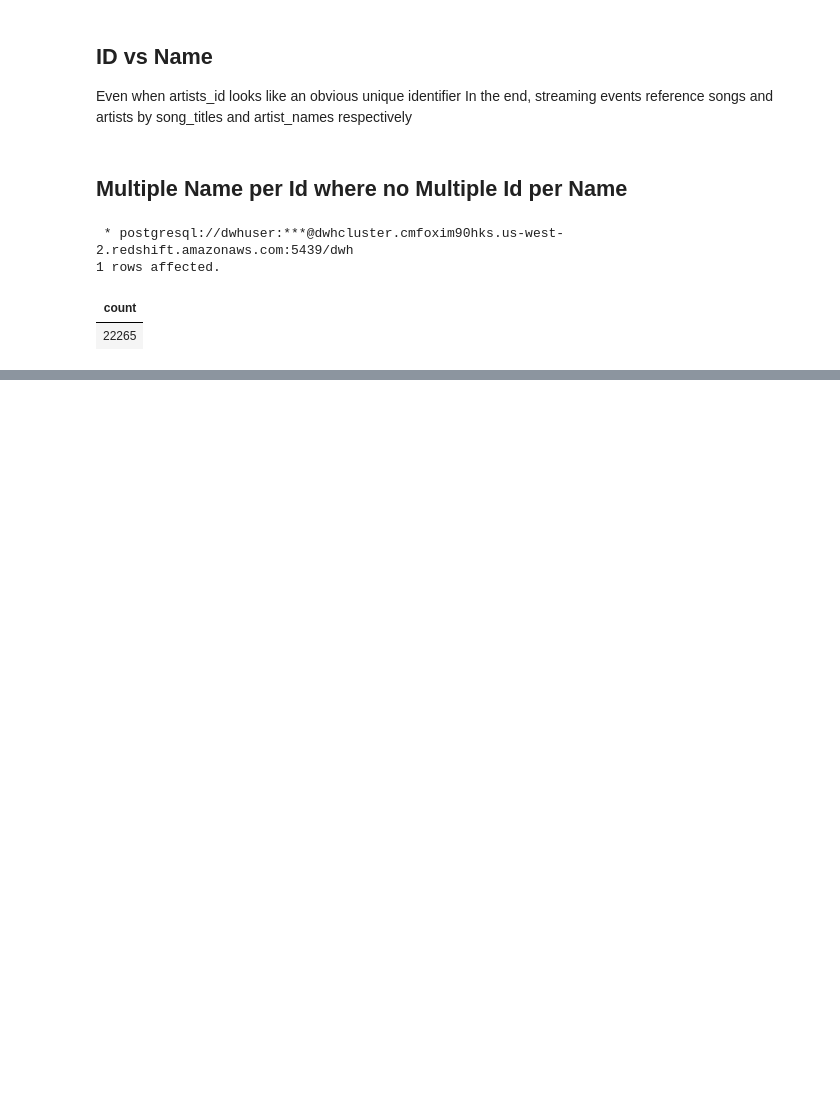
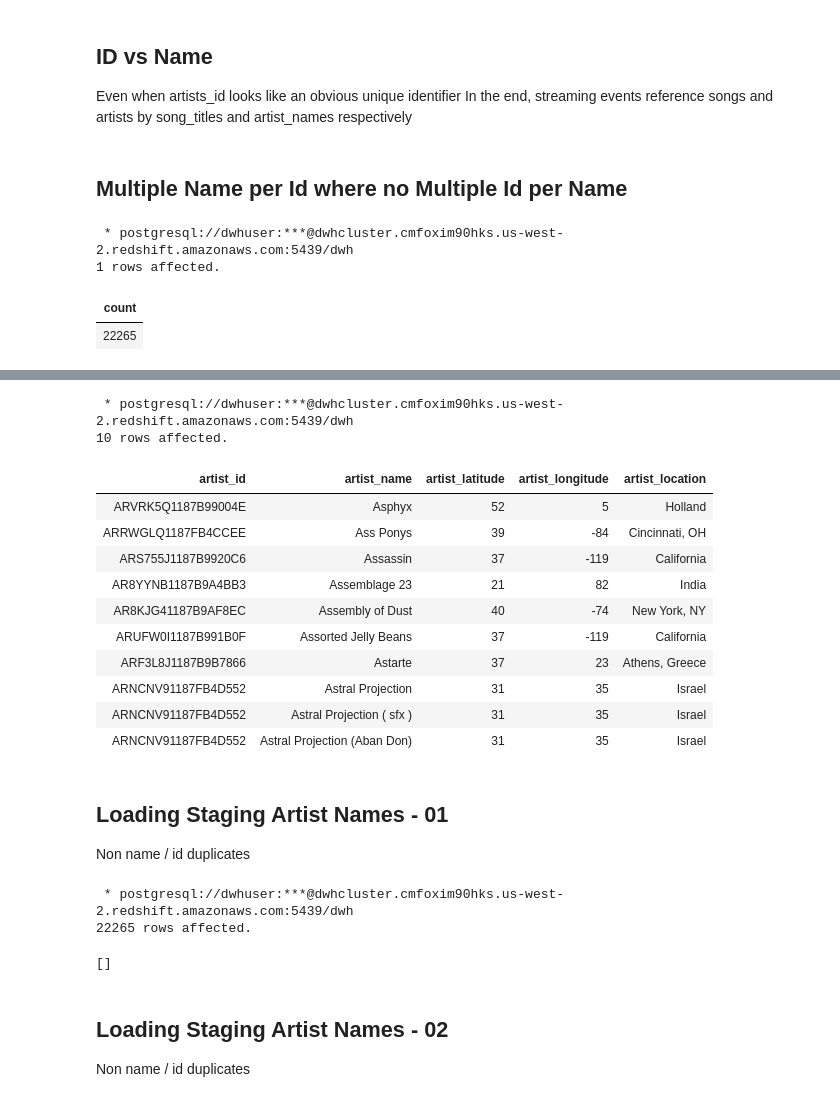
Before and after one commit to joseph-higaki/UDataEng_L03_P02_S3toRedshiftDW, a Jupyter notebook: artist_cleaning.ipynb, the cells around one changed output, grey strips where cells are left out. Saved outputs shown, nothing was run; the diff lists cells and outputs as text; code cells hidden in the pictures; blank space fills up the shorter version.

```diff
--- a/artist_cleaning.ipynb
+++ b/artist_cleaning.ipynb
@@ -271,0 +600,62 @@ May vary between
+# %%
+%%sql
+select *
+from staging_artist_row
+where exists (select 1 from staging_artist_id_name where multiple_id_indicator = 1)
+and artist_latitude is not null
+order by artist_name
+limit 10 offset 900
+# %% [output]
+ * postgresql://dwhuser:***@dwhcluster.cmfoxim90hks.us-west-2.redshift.amazonaws.com:5439/dwh
+10 rows affected.
+| artist_id | artist_name | artist_latitude | artist_longitude | artist_location |
+| ARVRK5Q1187B99004E | Asphyx | 52 | 5 | Holland |
+| ARRWGLQ1187FB4CCEE | Ass Ponys | 39 | -84 | Cincinnati, OH |
+| ARS755J1187B9920C6 | Assassin | 37 | -119 | California |
+| AR8YYNB1187B9A4BB3 | Assemblage 23 | 21 | 82 | India |
+| AR8KJG41187B9AF8EC | Assembly of Dust | 40 | -74 | New York, NY |
+| ARUFW0I1187B991B0F | Assorted Jelly Beans | 37 | -119 | California |
+| ARF3L8J1187B9B7866 | Astarte | 37 | 23 | Athens, Greece |
+| ARNCNV91187FB4D552 | Astral Projection | 31 | 35 | Israel |
+| ARNCNV91187FB4D552 | Astral Projection ( sfx ) | 31 | 35 | Israel |
+| ARNCNV91187FB4D552 | Astral Projection (Aban Don) | 31 | 35 | Israel |
+# %% [markdown]
+## Loading Staging Artist Names - 01
+Non name / id duplicates
+# %%
+%%sql
+insert into staging_artist_names (
+    original_artist_id,
+    artist_name,
+    recalculated_artist_id,
+    artist_latitude,
+    artist_longitude,
+    artist_location
+)
+select distinct
+    a.artist_id,
+    a.artist_name,
+    a.artist_id,
+    first_value(ar.artist_latitude) over (
+        partition by a.artist_id, a.artist_name order by ar.artist_lat_long_score desc
+        rows unbounded preceding
+    ) as artist_latitude,
+    first_value(ar.artist_longitude) over (
+        partition by a.artist_id, a.artist_name order by ar.artist_lat_long_score desc
+        rows unbounded preceding
+    ) as artist_longitude,
+    first_value(ar.artist_location) over (
+        partition by a.artist_id, a.artist_name order by ar.artist_location_score desc
+        rows unbounded preceding
+    ) as artist_longitude
+from staging_artist_id_name a
+left join staging_artist_row ar on a.artist_id = ar.artist_id
+where a.multiple_id_indicator = 0
+and a.multiple_name_indicator = 0
+# %% [output]
+ * postgresql://dwhuser:***@dwhcluster.cmfoxim90hks.us-west-2.redshift.amazonaws.com:5439/dwh
+22265 rows affected.
+[]
+# %% [markdown]
+## Loading Staging Artist Names - 02
+Non name / id duplicates
```
Also changed, not shown: parts of 22 cells of this notebook.
